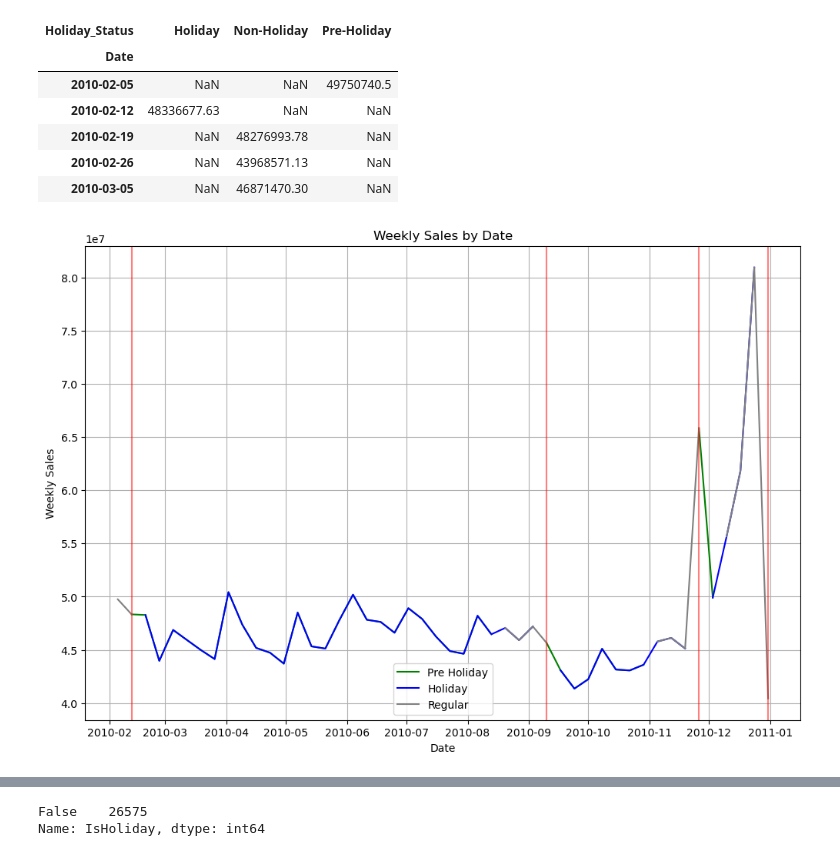
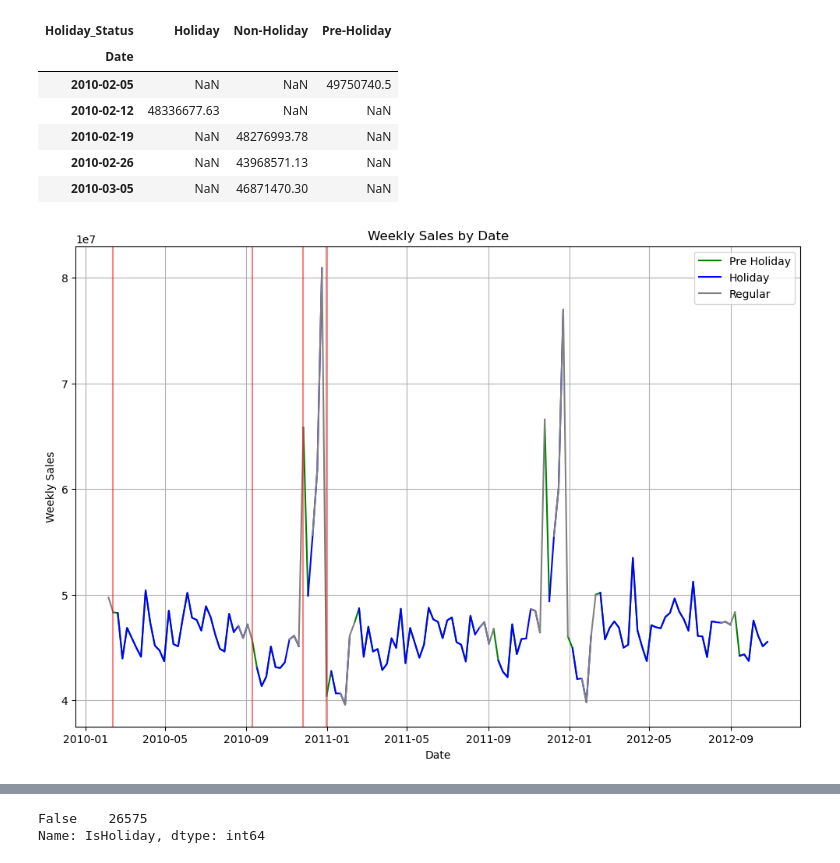
Before and after one commit to XaraRoy/Retail_Holidays, a Jupyter notebook: project1/explore.ipynb, the cells around one changed output, grey strips where cells are left out. Drawn from its saved outputs; the diff is of its cells as text; code cells hidden in the pictures.

Commit message:
top/bottom charts

```diff
--- a/project1/explore.ipynb
+++ b/project1/explore.ipynb
@@ -47,8 +62,8 @@ Name: Date, dtype: int64
 # # I will do the same for the unemployment column
 # features['Unemployment'] = features['Unemployment'].fillna(features['Unemployment'].mean())
 # Since they are both from 2013, we may end up dropping the whole year from the data set
-features = features.dropna() # I decided to drop the whole year since it is only 3 rows of data
-sales = sales.dropna() # I decided to drop the whole year since it is only 3 rows of data
+# features = features.dropna() # I decided to drop the whole year since it is only 3 rows of data]
+# sales = sales.dropna() # I decided to drop the whole year since it is only 3 rows of data
 # %%
 fig, axs = plt.subplots(1,2)
 
@@ -165,6 +302,6 @@ dtype: int64
 # %%
 salesViZ = sales
-salesViZ['Date'] = pandas.to_datetime(salesViZ['Date'])
+salesViZ['Date'] = pd.to_datetime(salesViZ['Date'])
 # %%
 def is_pre_holiday(date):
     for key, value in timeDict.items():
@@ -235,28 +372,28 @@ pivotsales.head()
 | 2010-03-05 | NaN | 46871470.30 | NaN |
 # %%
 fig, ax = plt.subplots(figsize=(12, 8))
-
-oneYear = weeklysales.loc[weeklysales['Date'].dt.year == 2010]
+oneYear = weeklysales
+# oneYear = weeklysales.loc[weeklysales['Date'].dt.year == 2010]
 
 pholiday = np.ma.masked_where(oneYear['Holiday_Status'] == 'Pre-Holiday', oneYear['Weekly_Sales'])
 holiday = np.ma.masked_where(oneYear['Holiday_Status'] == 'Holiday', oneYear['Weekly_Sales'])
 regular = np.ma.masked_where(oneYear['Holiday_Status'] == 'Non-Holiday', oneYear['Weekly_Sales'])
 
 ax.plot(oneYear['Date'], pholiday, color='Green', label='Pre Holiday')
 ax.plot(oneYear['Date'], holiday, color='blue', label='Holiday')
 ax.plot(oneYear['Date'], regular, color='grey', label='Regular')
 
 ax.set_xlabel('Date')
 ax.set_ylabel('Weekly Sales')
 ax.set_title('Weekly Sales by Date')
 ax.grid(True)
 # annotation with holiday dates
 for date in holiday_dates:
     if pd.to_datetime([date]).year == 2010:
         ax.axvline(date, color='red', alpha=0.5)
 ax.legend()
 
 
 plt.show()
 # %% [output]
-[figure, old version]
+[figure, new version]
```
Also changed, not shown: parts of 22 cells of this notebook.
